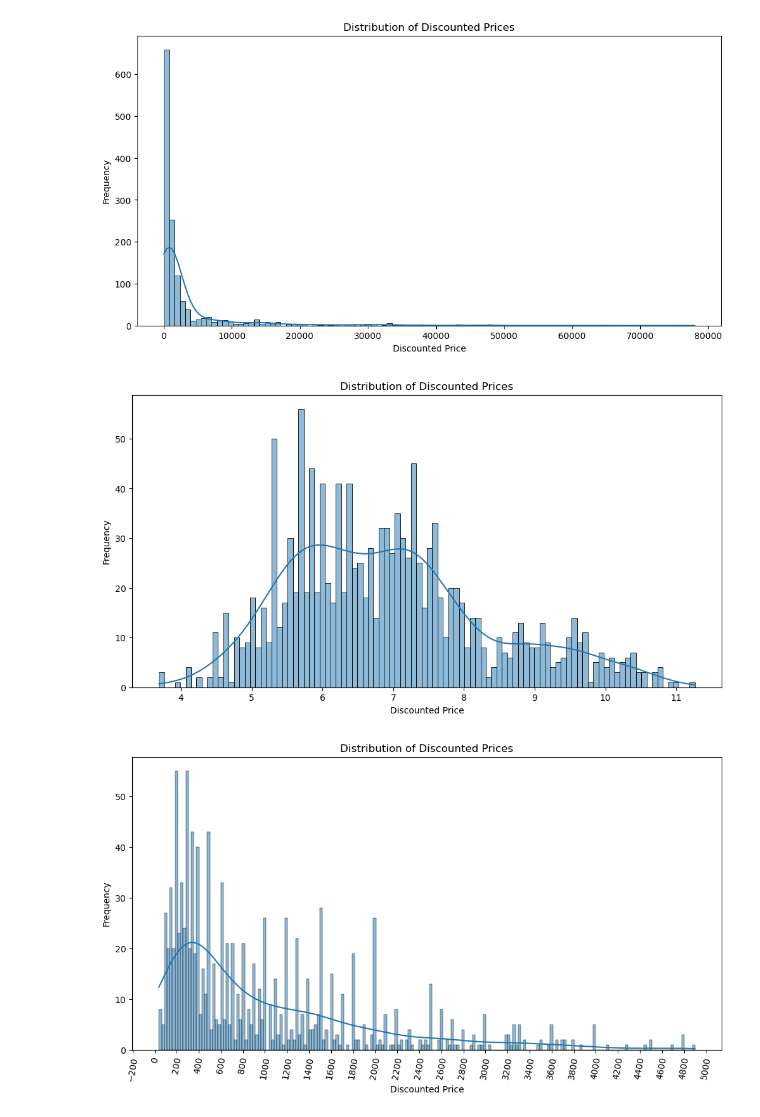
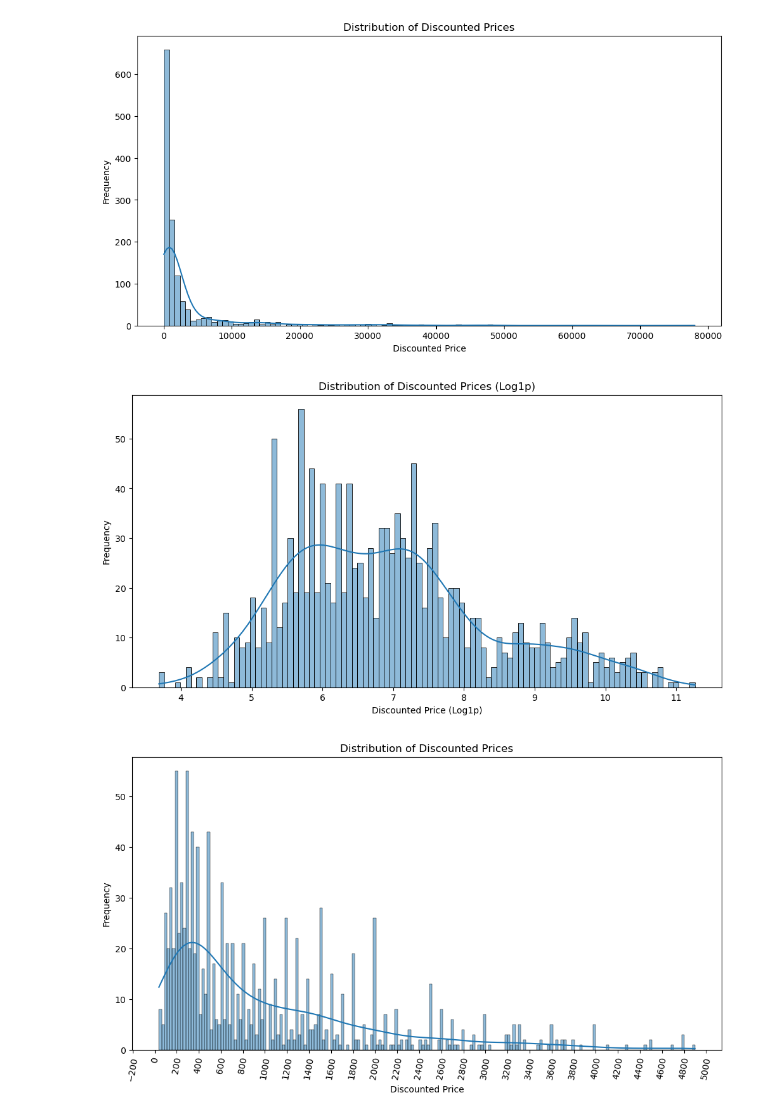
Before and after one commit to SantoshAbhinav/BusinessCaseStudies, a Jupyter notebook: case_studies/Amazon_Product_Recommendation_System_BCS.ipynb, the cells around one changed output. Saved outputs shown, nothing was run; the diff lists cells and outputs as text; code cells hidden in the pictures.

Commit message:
EDA on prices and rating

```diff
--- a/case_studies/Amazon_Product_Recommendation_System_BCS.ipynb
+++ b/case_studies/Amazon_Product_Recommendation_System_BCS.ipynb
@@ -645,12 +645,12 @@ plt.show()
 # %%
 plt.figure(figsize=(12, 6))
 sns.histplot(np.log1p(df['discounted_price']), bins=100, kde=True)
-plt.title('Distribution of Discounted Prices')
-plt.xlabel('Discounted Price')
+plt.title('Distribution of Discounted Prices (Log1p)')
+plt.xlabel('Discounted Price (Log1p)')
 plt.ylabel('Frequency')
 plt.show()
 # %% [output]
-[figure, old version]
+[figure, new version]
 # %%
 # Remove outliers using the IQR method
 Q1 = df['discounted_price'].quantile(0.25)
```
Also changed, not shown: parts of 10 cells of this notebook.
